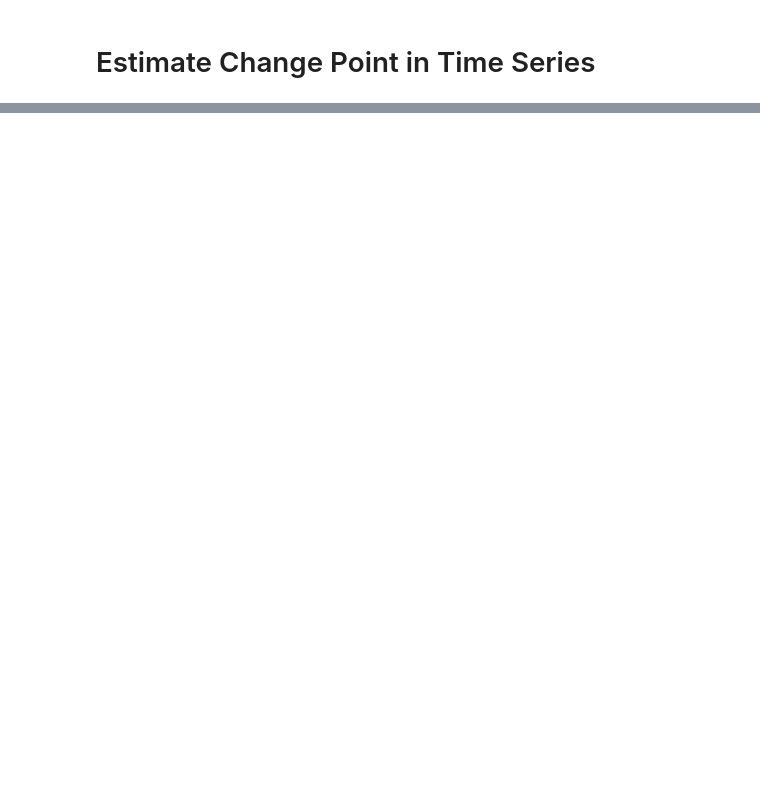
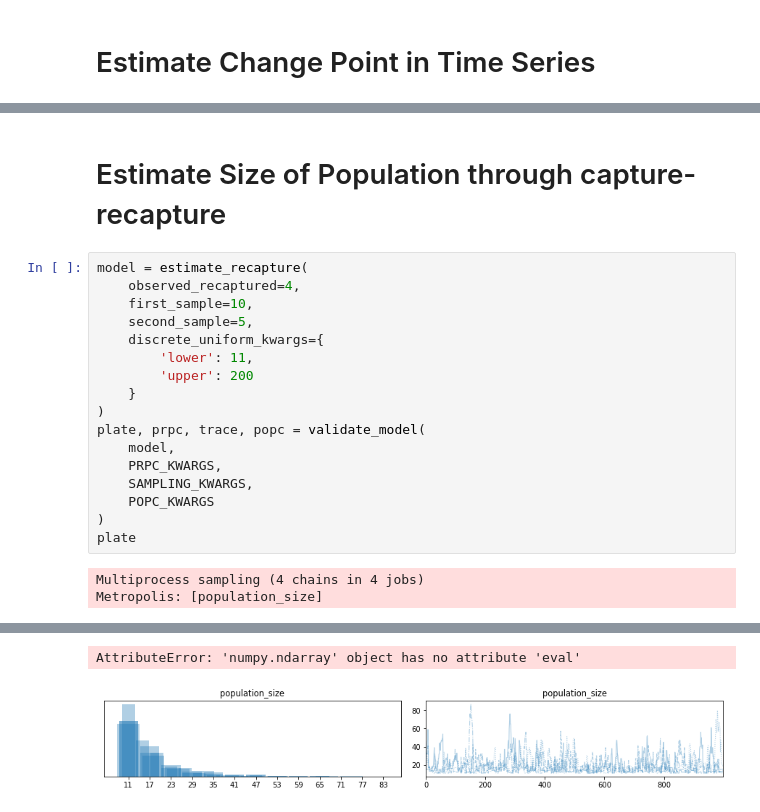
Before and after one commit to vb690/learning_bayes, a Jupyter notebook: books/bayesian_cognitive_modelling/chapter_5.ipynb, the cells around one changed output, grey strips where cells are left out. Cells and saved outputs as stored; diff of their text form; blank space fills up the shorter version.

```diff
--- a/books/bayesian_cognitive_modelling/chapter_5.ipynb
+++ b/books/bayesian_cognitive_modelling/chapter_5.ipynb
@@ -252,0 +233,22 @@ visualize_time_series(
+# %% [markdown]
+# Estimate Size of Population through capture-recapture
+# %%
+model = estimate_recapture(
+    observed_recaptured=4,
+    first_sample=10,
+    second_sample=5,
+    discrete_uniform_kwargs={
+        'lower': 11,
+        'upper': 200
+    }
+)
+plate, prpc, trace, popc = validate_model(
+    model,
+    PRPC_KWARGS,
+    SAMPLING_KWARGS,
+    POPC_KWARGS
+)
+plate
+# %% [output]
+Multiprocess sampling (4 chains in 4 jobs)
+Metropolis: [population_size]
@@ -252,0 +259,2 @@ visualize_time_series(
+AttributeError: 'numpy.ndarray' object has no attribute 'eval'
+[figure, added]
```
Also changed, not shown: parts of 15 cells of this notebook, 2 other files.
